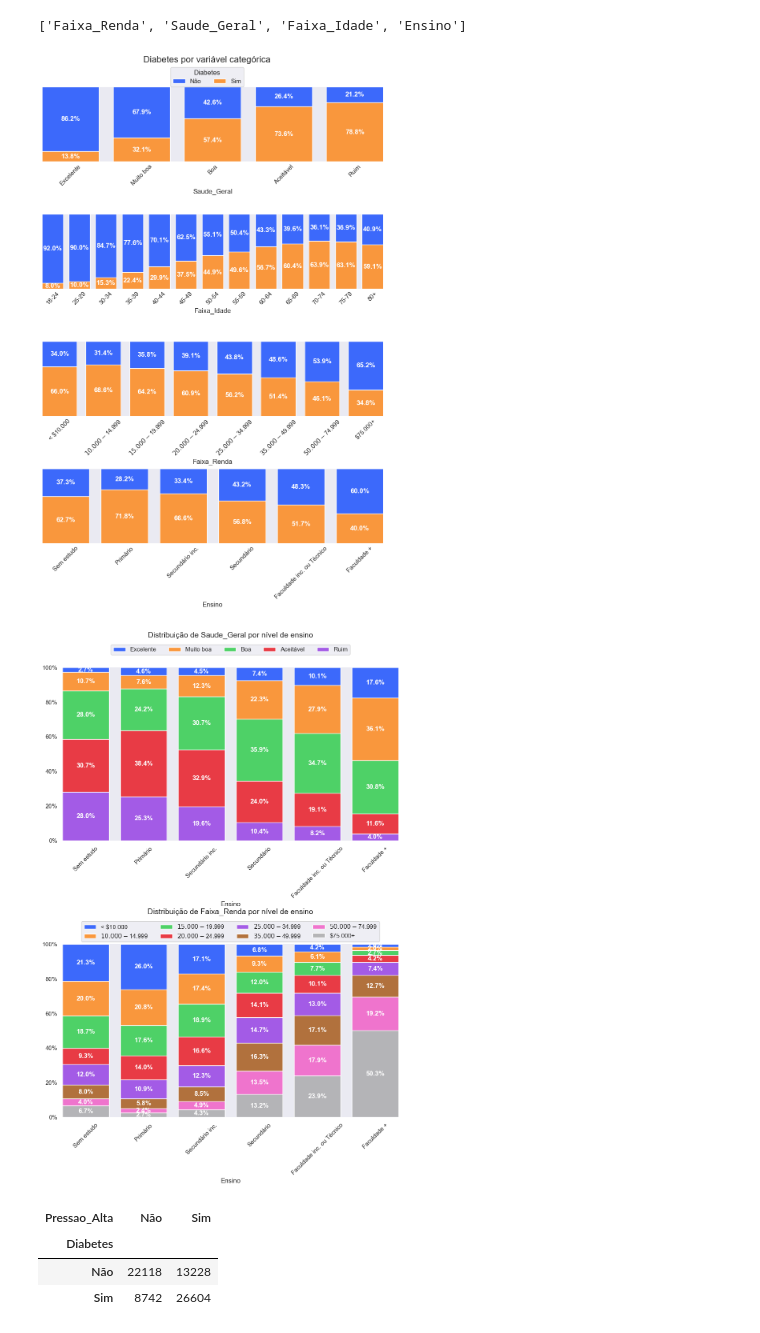
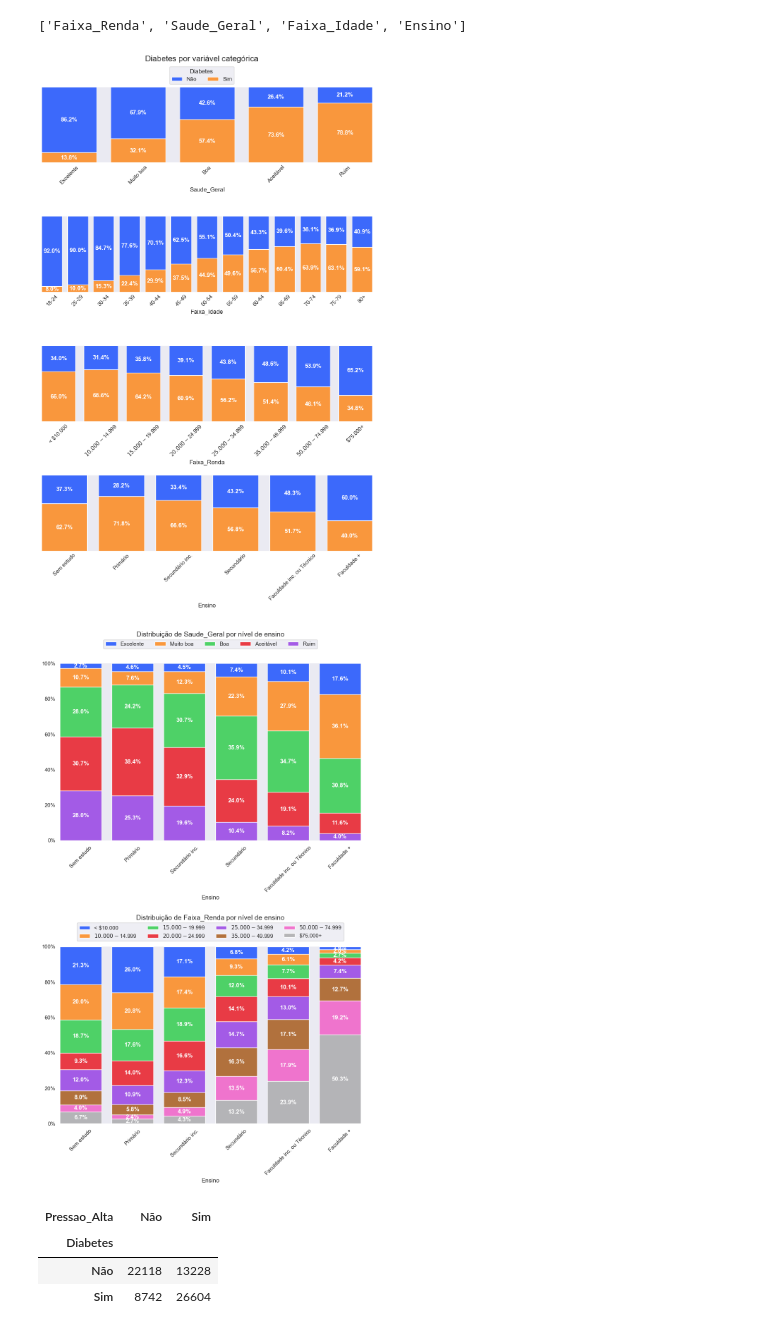
Before and after one commit to DanFalcari/Projeto_diabetes, a Jupyter notebook: notebooks/02_projeto_diabetes_analise_visualizacao_dados.ipynb, the cells around one changed output. Saved outputs shown, nothing was run; the diff lists cells and outputs as text; code cells hidden in the pictures.

Commit message:
Alterações imagens e finalização do projeto

```diff
--- a/notebooks/02_projeto_diabetes_analise_visualizacao_dados.ipynb
+++ b/notebooks/02_projeto_diabetes_analise_visualizacao_dados.ipynb
@@ -359,14 +359,14 @@ plt.yticks([])
 plt.tick_params(axis='x', length=0)
 
 # Alterando o tamanho antes de salvar
-fig.set_size_inches(11, 14)  # Define um tamanho menor para salvar a imagem
+#fig.set_size_inches(12, 16)  # Define um tamanho menor para salvar a imagem
 
 # Salvando a imagem com tamanho reduzido
-fig.savefig(PASTA_IMAGENS / "diabetes_visualizacao_categoricas.png", dpi=100)
+#fig.savefig(PASTA_IMAGENS / "diabetes_visualizacao_categoricas.png", dpi=100)
 
 plt.show()
 # %% [output]
-[figure, old version]
+[figure, new version]
 # %%
 # Define as colunas categóricas que serão analisadas
 colunas_analise = ["Saude_Geral", "Faixa_Renda"]
@@ -411,36 +411,36 @@ for ax, coluna in zip(axs.flatten(), colunas_analise):
     legend = h.get_legend()
 
     # Captura os rótulos das categorias na legenda
     labels = [text.get_text() for text in legend.get_texts()]
 
     # Obtém o número de categorias da variável analisada
     numero_itens = len(df_diabetes_tratado[coluna].cat.categories)
 
     # Ajusta a posição e o número de colunas da legenda com base no número de categorias
     ax.legend(
         handles=legend.legend_handles,
         labels=labels,
         loc="upper center",
         ncols=numero_itens if numero_itens <= 6 else min(4, numero_itens),  # Máximo de 4 colunas se houver muitas categorias
         bbox_to_anchor=(0.5, 1.15),  # Posiciona a legenda acima do gráfico
     )
 
     # Define o título do gráfico para indicar a variável em análise
     ax.set_title(f"Distribuição de {coluna} por nível de ensino", fontsize=14, pad=55)
 
 # Ajusta o espaçamento entre os subgráficos para melhor visualização
 plt.subplots_adjust(wspace=0.1, hspace=0.6, top=0.925)
 
 # Alterando o tamanho antes de salvar
-fig.set_size_inches(11, 14)  # Define um tamanho menor para salvar a imagem
+#fig.set_size_inches(11, 16)  # Define um tamanho menor para salvar a imagem
 
 # Salvando a imagem com tamanho reduzido
-fig.savefig(PASTA_IMAGENS / "diabetes_visualizacao_Ensino.png", dpi=100)
+#fig.savefig(PASTA_IMAGENS / "diabetes_visualizacao_Ensino.png", dpi=100)
 
 # Exibe os gráficos gerados
 plt.show()
 # %% [output]
-[figure, old version]
+[figure, new version]
 # %%
 # Dicionário para armazenar as tabelas de contingência
 tabelas_contingencia = {}
```
Also changed, not shown: parts of 1 cell of this notebook, 2 other files.
